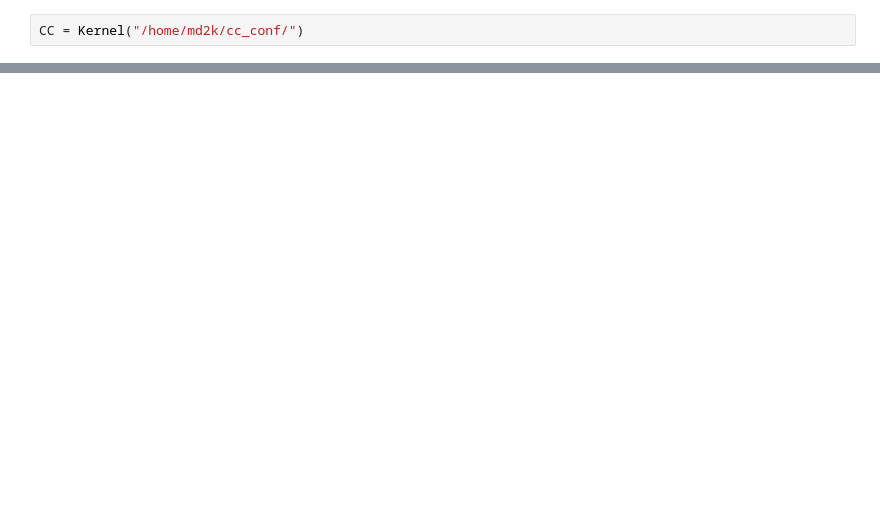
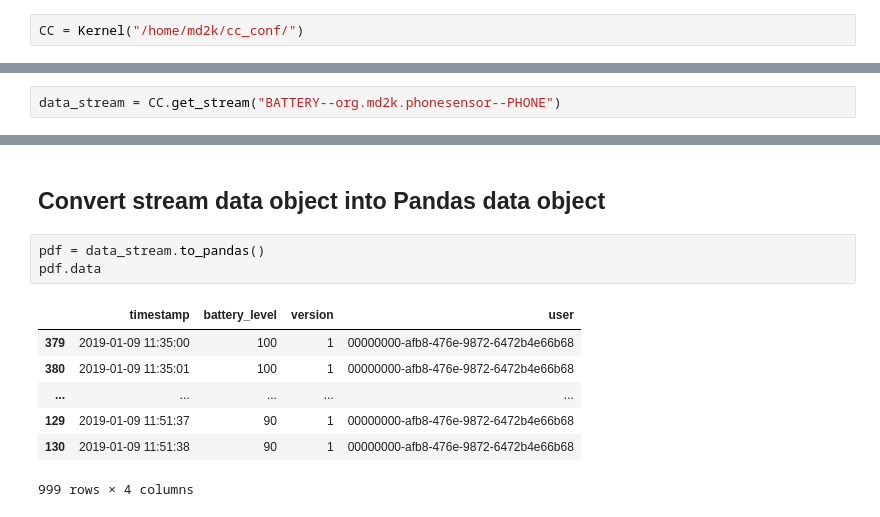
Before and after one commit to MD2Korg/CerebralCortex, a Jupyter notebook: jupyter/datastream_operation.ipynb, the cells around one changed output, grey strips where cells are left out. Cells and saved outputs as stored; diff of their text form; blank space fills up the shorter version.

```diff
--- a/jupyter/datastream_operation.ipynb
+++ b/jupyter/datastream_operation.ipynb
@@ -147,0 +48,2 @@ DataFrame[timestamp: timestamp, battery_level: bigint, version: int, user: strin
+# %%
+data_stream = CC.get_stream("BATTERY--org.md2k.phonesensor--PHONE")
@@ -147,0 +114,13 @@ DataFrame[timestamp: timestamp, battery_level: bigint, version: int, user: strin
+# %% [markdown]
+## Convert stream data object into Pandas data object
+# %%
+pdf = data_stream.to_pandas()
+pdf.data
+# %% [output]
+|  | timestamp | battery_level | version | user |
+| 379 | 2019-01-09 11:35:00 | 100 | 1 | 00000000-afb8-476e-9872-6472b4e66b68 |
+| 380 | 2019-01-09 11:35:01 | 100 | 1 | 00000000-afb8-476e-9872-6472b4e66b68 |
+| ... | ... | ... | ... | ... |
+| 129 | 2019-01-09 11:51:37 | 90 | 1 | 00000000-afb8-476e-9872-6472b4e66b68 |
+| 130 | 2019-01-09 11:51:38 | 90 | 1 | 00000000-afb8-476e-9872-6472b4e66b68 |
+999 rows × 4 columns
```
Also changed, not shown: parts of 32 cells of this notebook, 10 other files.
